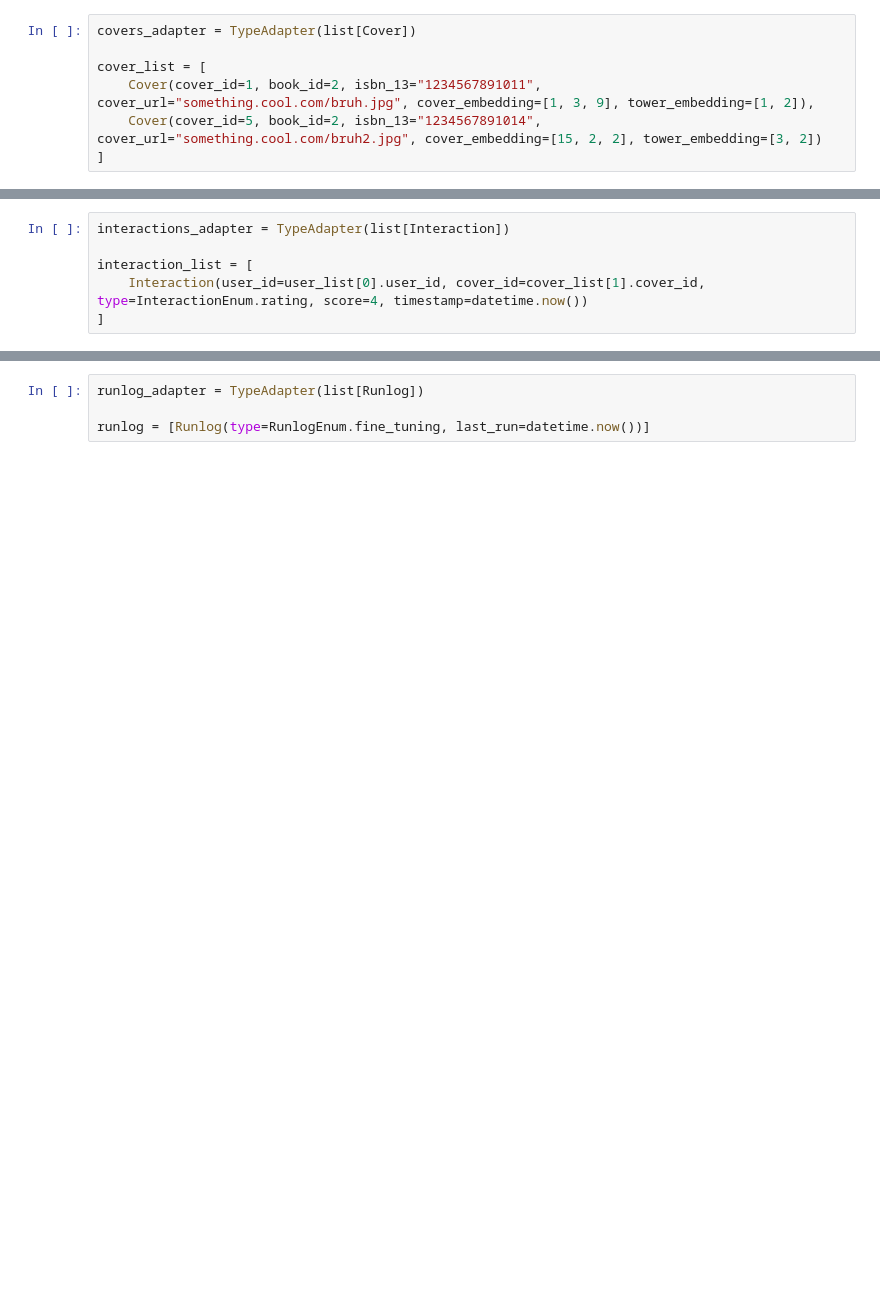
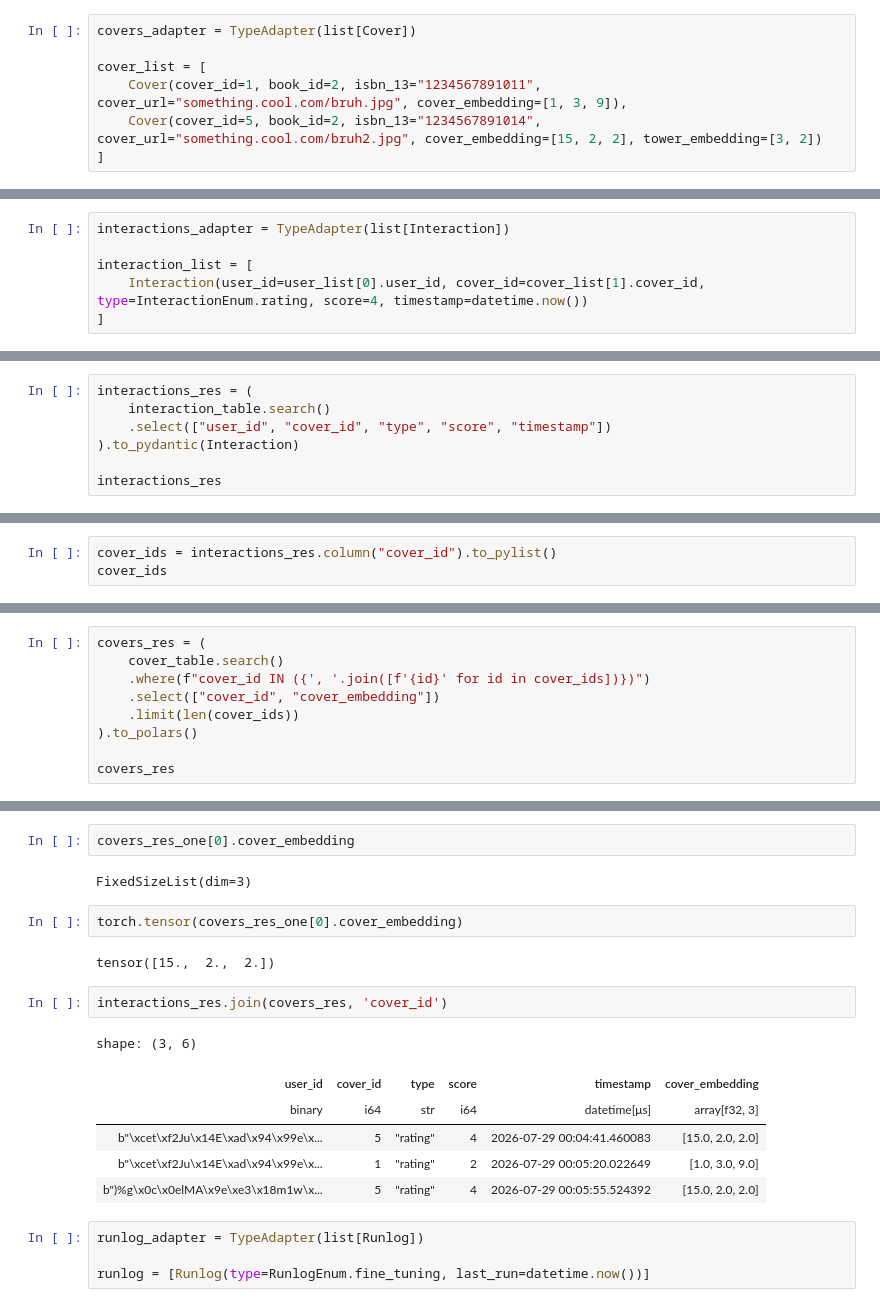
Before and after one commit to ByItsCover/bic-explore, a Jupyter notebook: data_pipeline/table_structure.ipynb, the cells around one changed output, grey strips where cells are left out. Saved outputs shown, nothing was run; the diff lists cells and outputs as text; blank space fills up the shorter version.

```diff
--- a/data_pipeline/table_structure.ipynb
+++ b/data_pipeline/table_structure.ipynb
@@ -150,6 +155,6 @@ interaction_table.list_indices()
 covers_adapter = TypeAdapter(list[Cover])
 
 cover_list = [
-    Cover(cover_id=1, book_id=2, isbn_13="1234567891011", cover_url="something.cool.com/bruh.jpg", cover_embedding=[1, 3, 9], tower_embedding=[1, 2]),
+    Cover(cover_id=1, book_id=2, isbn_13="1234567891011", cover_url="something.cool.com/bruh.jpg", cover_embedding=[1, 3, 9]),
     Cover(cover_id=5, book_id=2, isbn_13="1234567891014", cover_url="something.cool.com/bruh2.jpg", cover_embedding=[15, 2, 2], tower_embedding=[3, 2])
 ]
@@ -335,0 +360,7 @@ timestamp: [[2026-07-17 18:37:30.775944]]
+# %%
+interactions_res = (
+    interaction_table.search()
+    .select(["user_id", "cover_id", "type", "score", "timestamp"])
+).to_pydantic(Interaction)
+
+interactions_res
@@ -335,0 +407,3 @@ timestamp: [[2026-07-17 18:37:30.775944]]
+# %%
+cover_ids = interactions_res.column("cover_id").to_pylist()
+cover_ids
@@ -335,0 +412,9 @@ timestamp: [[2026-07-17 18:37:30.775944]]
+# %%
+covers_res = (
+    cover_table.search()
+    .where(f"cover_id IN ({', '.join([f'{id}' for id in cover_ids])})")
+    .select(["cover_id", "cover_embedding"])
+    .limit(len(cover_ids))
+).to_polars()
+
+covers_res
@@ -336,3 +502,20 @@ timestamp: [[2026-07-17 18:37:30.775944]]
+# %%
+covers_res_one[0].cover_embedding
+# %% [output]
+FixedSizeList(dim=3)
+# %%
+torch.tensor(covers_res_one[0].cover_embedding)
+# %% [output]
+tensor([15.,  2.,  2.])
+# %%
+interactions_res.join(covers_res, 'cover_id')
+# %% [output]
+shape: (3, 6)
+| user_id | cover_id | type | score | timestamp | cover_embedding |
+| binary | i64 | str | i64 | datetime[μs] | array[f32, 3] |
+| b"\xcet\xf2Ju\x14E\xad\x94\x99e\x... | 5 | "rating" | 4 | 2026-07-29 00:04:41.460083 | [15.0, 2.0, 2.0] |
+| b"\xcet\xf2Ju\x14E\xad\x94\x99e\x... | 1 | "rating" | 2 | 2026-07-29 00:05:20.022649 | [1.0, 3.0, 9.0] |
+| b")%g\x0c\x0elMA\x9e\xe3\x18m1w\x... | 5 | "rating" | 4 | 2026-07-29 00:05:55.524392 | [15.0, 2.0, 2.0] |
 # %%
 runlog_adapter = TypeAdapter(list[Runlog])
 
```
Also changed, not shown: parts of 46 cells of this notebook, 2 other files.
